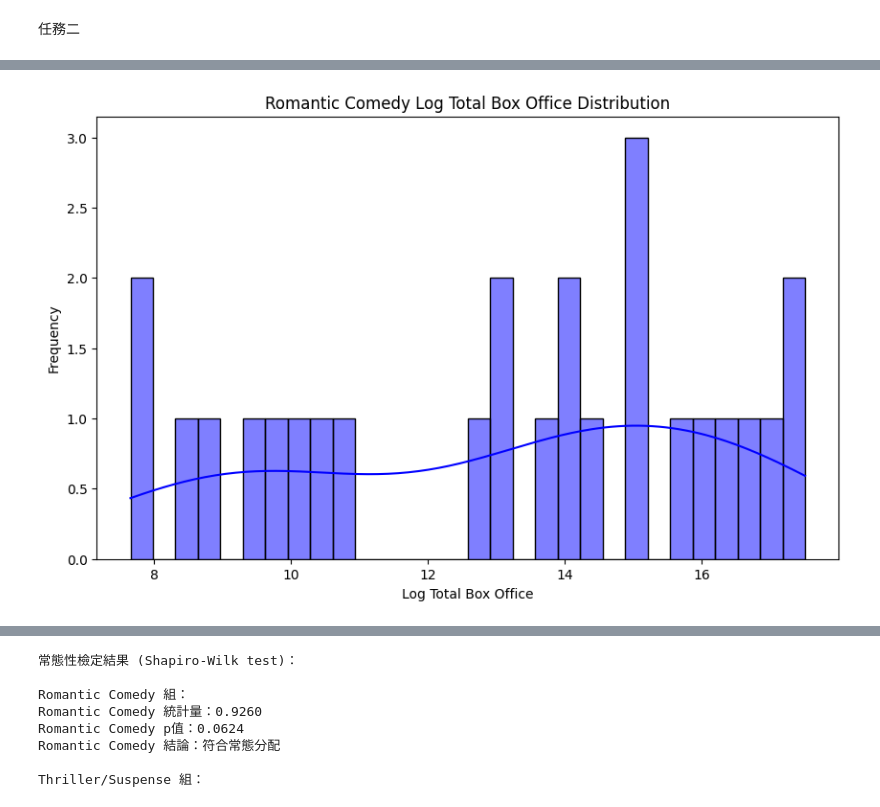
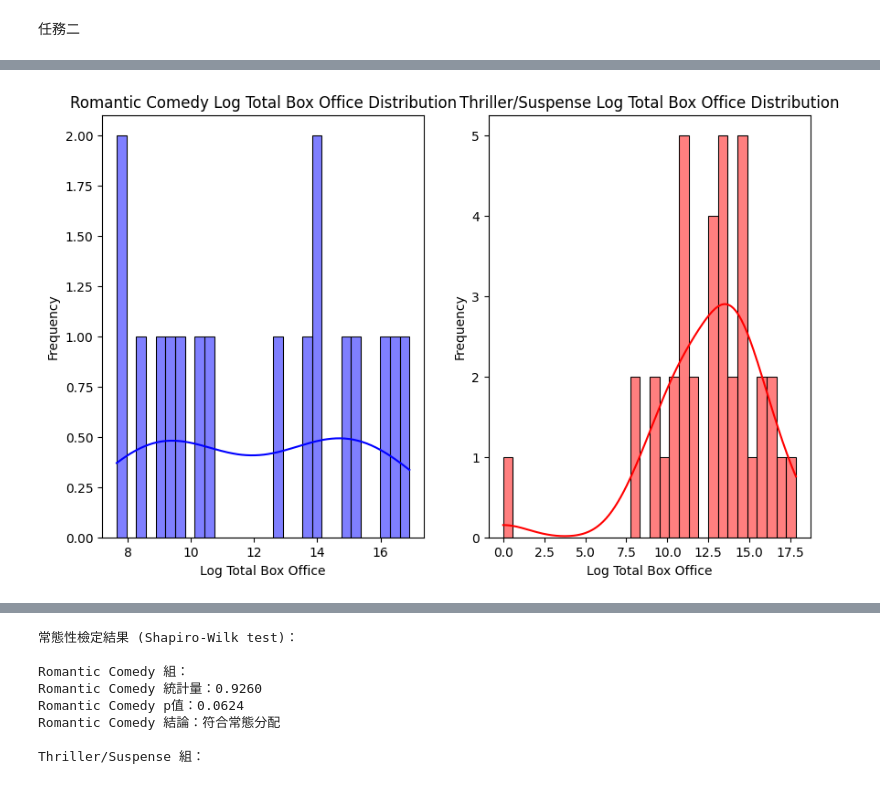
Before and after one commit to Ocean1029/Statistics_Final_Project, a Jupyter notebook: test_1.ipynb, the cells around one changed output, grey strips where cells are left out. Cells and saved outputs as stored; diff of their text form; code cells hidden in the pictures.

```diff
--- a/test_1.ipynb
+++ b/test_1.ipynb
@@ -371,45 +371,89 @@ p值：0.0000
 # %% [markdown]
 任務二
 # %%
-# 把資料用 genre 分類(Romantic Comedy ; Thriller/Suspense ; Comedy ; Drama)
-# Romantic Comedy 的資料筆數 < 30 所以
-romantic_comedy_df = filtered_df[filtered_df['genre'] == 'Romantic Comedy']['log_total_box_office']
-thriller_suspense_df = filtered_df[filtered_df['genre'] == 'Thriller/Suspense']['log_total_box_office']
-comedy_df = filtered_df[filtered_df['genre'] == 'Comedy']['log_total_box_office']
-drama_df = filtered_df[filtered_df['genre'] == 'Drama']['log_total_box_office']
+# 先把資料分成budget_low跟budget_high
+# 這兩筆資料分別用 genre 分類(Romantic Comedy ; Thriller/Suspense ; Comedy ; Drama)
 
-print("Romantic Comedy 資料筆數：", len(romantic_comedy_df))
-print("Thriller/Suspense 資料筆數：", len(thriller_suspense_df))
-print("Comedy 資料筆數：", len(comedy_df))
-print("Drama 資料筆數：", len(drama_df))
+budget_low_df = filtered_df[filtered_df['budget_category'] == 'Low']
+budget_high_df = filtered_df[filtered_df['budget_category'] == 'High']
 
-# Plot Romantic Comedy
+low_romantic_comedy_df = budget_low_df[budget_low_df['genre'] == 'Romantic Comedy']['log_total_box_office']
+low_thriller_suspense_df = budget_low_df[budget_low_df['genre'] == 'Thriller/Suspense']['log_total_box_office']
+low_comedy_df = budget_low_df[budget_low_df['genre'] == 'Comedy']['log_total_box_office']
+low_drama_df = budget_low_df[budget_low_df['genre'] == 'Drama']['log_total_box_office']
+
+high_romantic_comedy_df = budget_high_df[budget_high_df['genre'] == 'Romantic Comedy']['log_total_box_office']
+high_thriller_suspense_df = budget_high_df[budget_high_df['genre'] == 'Thriller/Suspense']['log_total_box_office']
+high_comedy_df = budget_high_df[budget_high_df['genre'] == 'Comedy']['log_total_box_office']
+high_drama_df = budget_high_df[budget_high_df['genre'] == 'Drama']['log_total_box_office']
+
+print("budget_low_df的資料筆數：", len(budget_low_df))
+
+print("Romantic Comedy 資料筆數：", len(low_romantic_comedy_df))
+print("Thriller/Suspense 資料筆數：", len(low_thriller_suspense_df))
+print("Comedy 資料筆數：", len(low_comedy_df))
+print("Drama 資料筆數：", len(low_drama_df))
+print("\n")
+
+print("budget_high_df的資料筆數：", len(budget_high_df))
+
+print("Romantic Comedy 資料筆數：", len(high_romantic_comedy_df))
+print("Thriller/Suspense 資料筆數：", len(high_thriller_suspense_df))
+print("Comedy 資料筆數：", len(high_comedy_df))
+print("Drama 資料筆數：", len(high_drama_df))
+
+# 畫圖，用subplot把圖畫一起
+# low的圖
 plt.figure(figsize=(10, 6))
-sns.histplot(romantic_comedy_df, bins=30, kde=True, color='blue')
+plt.subplot(1, 2, 1)
+sns.histplot(low_romantic_comedy_df, bins=30, kde=True, color='blue')
 plt.title('Romantic Comedy Log Total Box Office Distribution')
 plt.xlabel('Log Total Box Office')
 plt.ylabel('Frequency')
-plt.show()
 
-# Plot Thriller/Suspense
-plt.figure(figsize=(10, 6))
-sns.histplot(thriller_suspense_df, bins=30, kde=True, color='red')
+plt.subplot(1, 2, 2)
+sns.histplot(low_thriller_suspense_df, bins=30, kde=True, color='red')
 plt.title('Thriller/Suspense Log Total Box Office Distribution')
 plt.xlabel('Log Total Box Office')
 plt.ylabel('Frequency')
 plt.show()
 
-# Plot Comedy
-plt.figure(figsize=(10, 6))
-sns.histplot(comedy_df, bins=30, kde=True, color='green')
+plt.subplot(1, 2, 1)
+sns.histplot(low_comedy_df, bins=30, kde=True, color='green')
 plt.title('Comedy Log Total Box Office Distribution')
+plt.xlabel('Log Total Box Office')
+plt.ylabel('Frequency')
+
+plt.subplot(1, 2, 2)
+sns.histplot(low_drama_df, bins=30, kde=True, color='purple')
+plt.title('Drama Log Total Box Office Distribution')
 plt.xlabel('Log Total Box Office')
 plt.ylabel('Frequency')
 plt.show()
 
-# Plot Drama
+# high的圖
 plt.figure(figsize=(10, 6))
-sns.histplot(drama_df, bins=30, kde=True, color='purple')
+plt.subplot(1, 2, 1)
+sns.histplot(high_romantic_comedy_df, bins=30, kde=True, color='blue')
+plt.title('Romantic Comedy Log Total Box Office Distribution')
+plt.xlabel('Log Total Box Office')
+plt.ylabel('Frequency')
+
+plt.subplot(1, 2, 2)
+sns.histplot(high_thriller_suspense_df, bins=30, kde=True, color='red')
+plt.title('Thriller/Suspense Log Total Box Office Distribution')
+plt.xlabel('Log Total Box Office')
+plt.ylabel('Frequency')
+plt.show()
+
+plt.subplot(1, 2, 1)
+sns.histplot(high_comedy_df, bins=30, kde=True, color='green')
+plt.title('Comedy Log Total Box Office Distribution')
+plt.xlabel('Log Total Box Office')
+plt.ylabel('Frequency')
+
+plt.subplot(1, 2, 2)
+sns.histplot(high_drama_df, bins=30, kde=True, color='purple')
 plt.title('Drama Log Total Box Office Distribution')
 plt.xlabel('Log Total Box Office')
 plt.ylabel('Frequency')
@@ -422 +474 @@ Drama 資料筆數： 260
-[figure, old version]
+[figure, new version]
```
Also changed, not shown: parts of 3 cells of this notebook.
